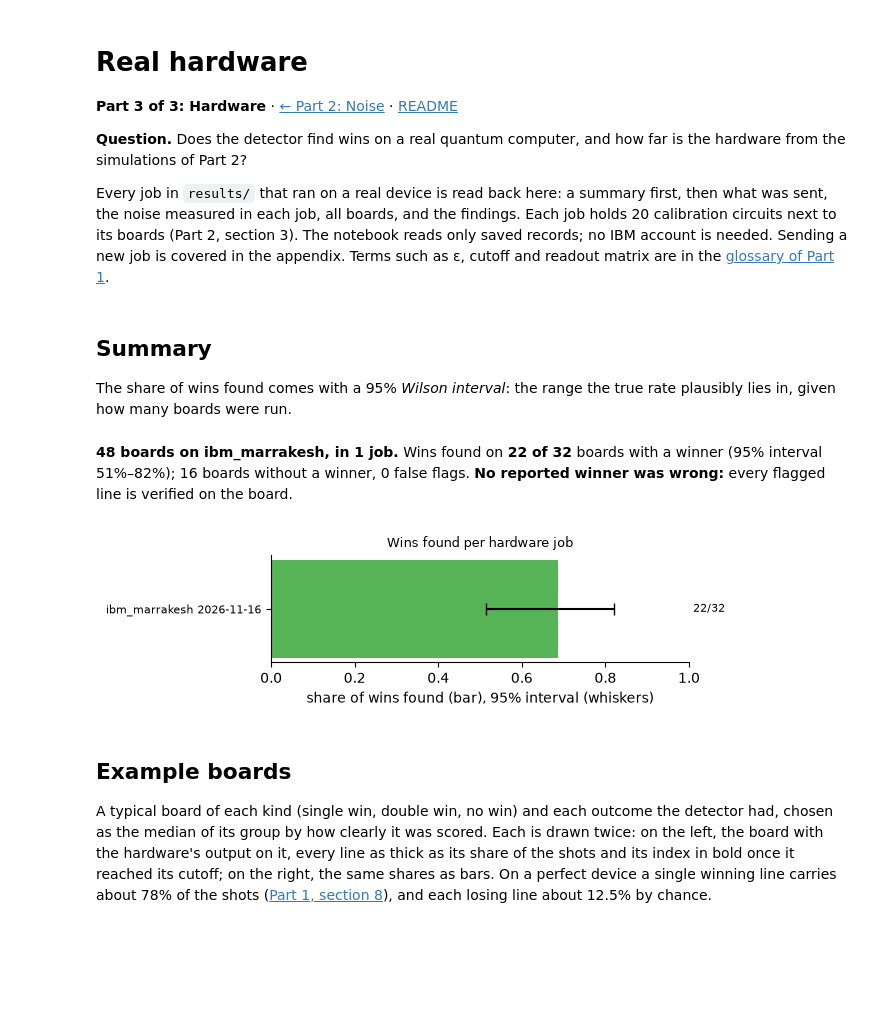
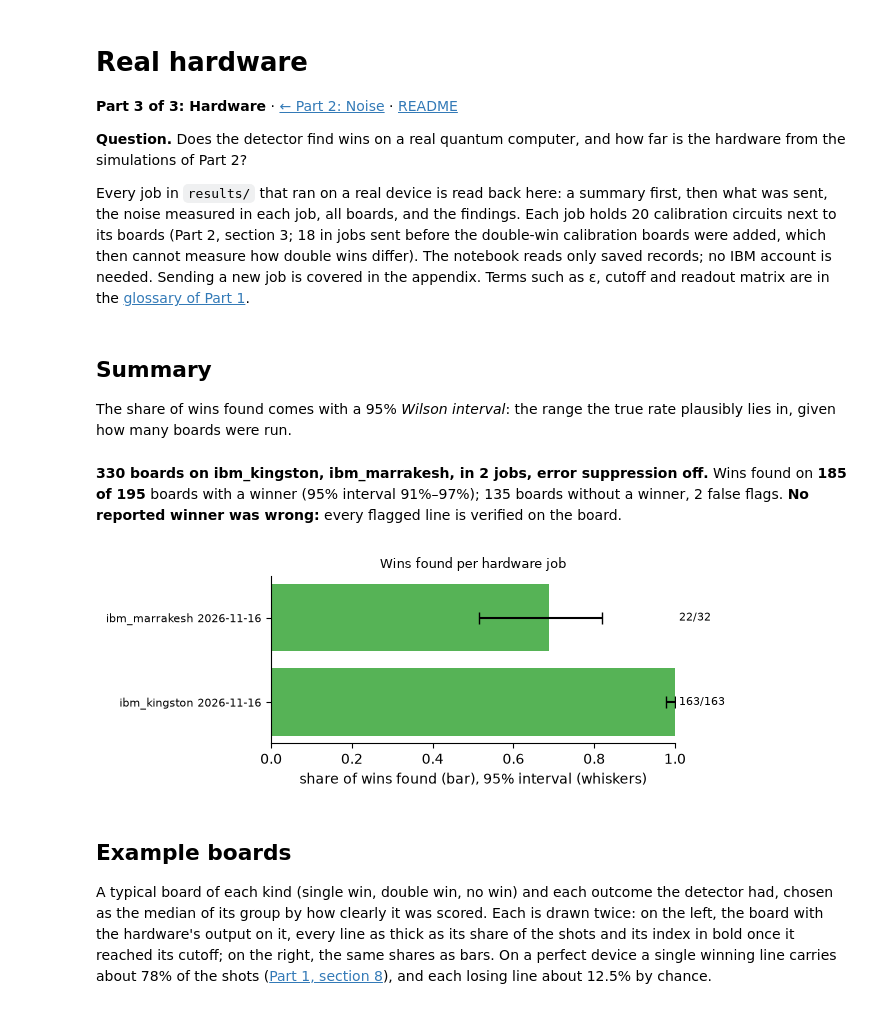
Before and after one commit to RyanPrax/Quantum-TicTacToe, a Jupyter notebook: notebooks/03_hardware.ipynb, the cells around one changed output. Drawn from its saved outputs; the diff is of its cells as text; code cells hidden in the pictures; blank space fills up the shorter version.

```diff
--- a/notebooks/03_hardware.ipynb
+++ b/notebooks/03_hardware.ipynb
@@ -9,7 +9,8 @@ far is the hardware from the simulations of Part 2?
 Every job in `results/` that ran on a real device is read back here: a summary
 first, then what was sent, the noise measured in each job, all boards, and the
 findings. Each job holds 20 calibration circuits next to its boards (Part 2,
-section 3). The notebook reads only saved records; no IBM account is needed.
+section 3; 18 in jobs sent before the double-win calibration boards were
+added, which then cannot measure how double wins differ). The notebook reads only saved records; no IBM account is needed.
 Sending a new job is covered in the appendix.
 Terms such as ε, cutoff and readout matrix are in the
 [glossary of Part 1](01_how_it_works.ipynb#Glossary).
@@ -34,28 +35,32 @@ rate plausibly lies in, given how many boards were run.
 # %%
 saved = [rescore(job) for job in jobs(STORE, hardware_only=HARDWARE_ONLY)]
 if not saved:
     print(f"No hardware results saved yet in {STORE.root}; simulated runs are in 02_noise.")
 else:
     detections = [d for job in saved for d in job.detections]
     with_winner = [d for d in detections if d["true_lines"]]
     no_winner = [d for d in detections if not d["true_lines"]]
     found = sum(bool(d["lines"]) for d in with_winner)
     low, high = wilson_interval(found, len(with_winner))
     flags = sum(len(d["rejected"]) for d in no_winner)
     assert not wrong_winners(detections)
     devices = ", ".join(sorted({job.backend["name"] for job in saved}))
+    suppression = {job.suppression for job in saved}
+    suppression = (f"error suppression {suppression.pop()}" if len(suppression) == 1
+                   else "error suppression differs between jobs (section 1)")
     display(plots.markdown(
-        f"**{len(detections)} boards on {devices}, in {len(saved)} job{'s' if len(saved) > 1 else ''}.** "
+        f"**{len(detections)} boards on {devices}, in {len(saved)} job{'s' if len(saved) > 1 else ''}, "
+        f"{suppression}.** "
         f"Wins found on **{found} of {len(with_winner)}** boards with a winner (95% interval {low:.0%}–{high:.0%}); "
         f"{len(no_winner)} boards without a winner, {flags} false flag{'s' if flags != 1 else ''}. "
         "**No reported winner was wrong:** every flagged line is verified on the board."))
     rows = [(job.label, sum(bool(d["lines"]) for d in job.detections if d["true_lines"]),
              sum(bool(d["true_lines"]) for d in job.detections)) for job in saved]
     plots.found_by_job(rows, "Wins found per hardware job")
     plt.show()
 # %% [output]
-**48 boards on ibm_marrakesh, in 1 job.** Wins found on **22 of 32** boards with a winner (95% interval 51%–82%); 16 boards without a winner, 0 false flags. **No reported winner was wrong:** every flagged line is verified on the board.
+**330 boards on ibm_kingston, ibm_marrakesh, in 2 jobs, error suppression off.** Wins found on **185 of 195** boards with a winner (95% interval 91%–97%); 135 boards without a winner, 2 false flags. **No reported winner was wrong:** every flagged line is verified on the board.
-[figure, old version]
+[figure, new version]
 # %% [markdown]
 ## Example boards
 
```
Also changed, not shown: parts of 9 cells of this notebook, 6 other files.
